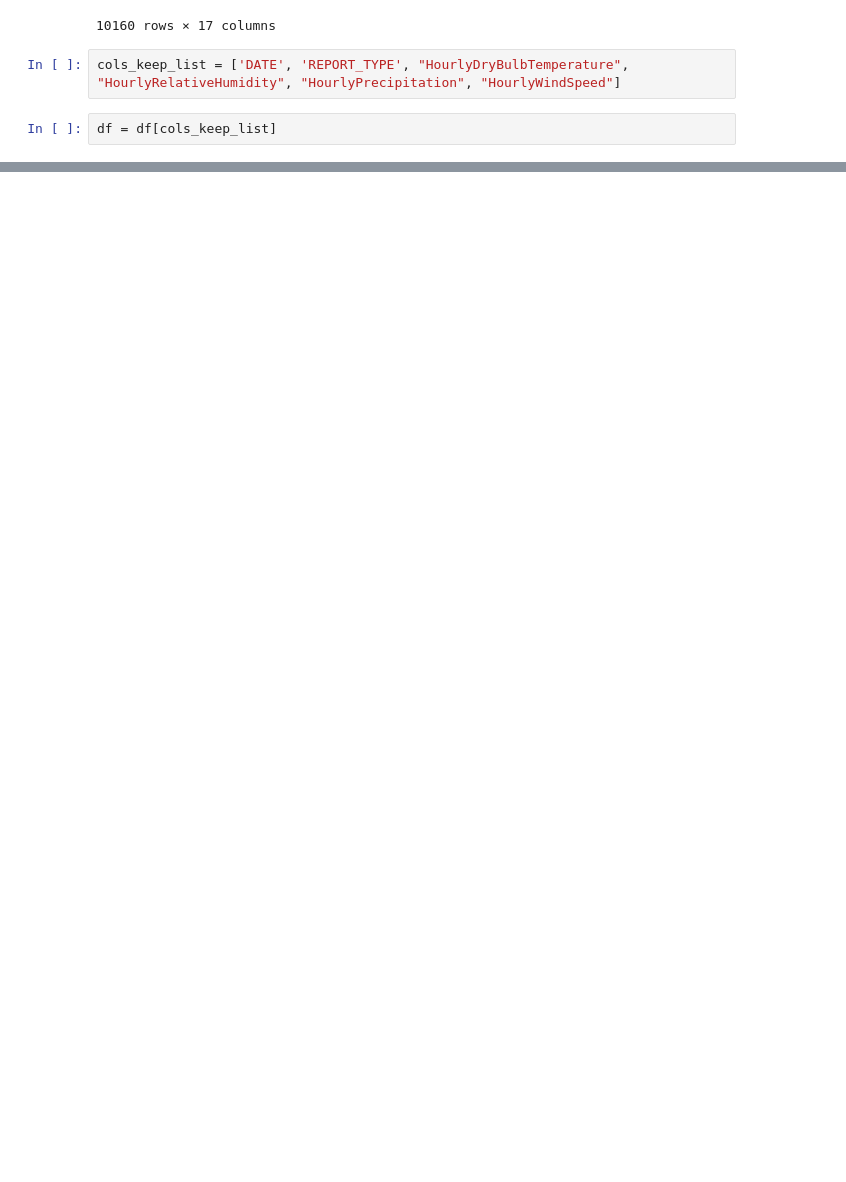
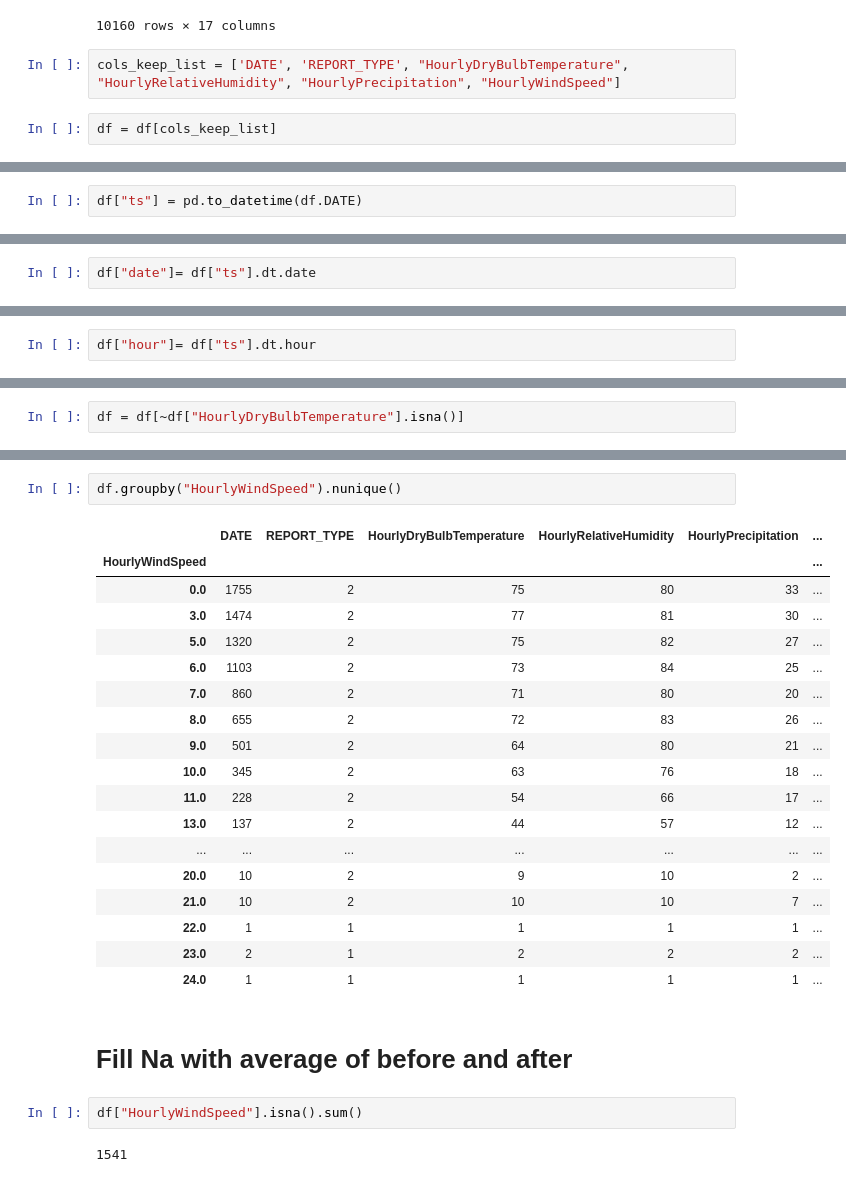
Before and after one commit to jcanque777/covid_citibike, a Jupyter notebook: weather_data.ipynb, the cells around one changed output, grey strips where cells are left out. Drawn from its saved outputs; the diff is of its cells as text; blank space fills up the shorter version.

```diff
--- a/weather_data.ipynb
+++ b/weather_data.ipynb
@@ -174,0 +195,2 @@ df = df[cols_keep_list]
+# %%
+df["ts"] = pd.to_datetime(df.DATE)
@@ -174,0 +230,2 @@ df = df[cols_keep_list]
+# %%
+df["date"]= df["ts"].dt.date
@@ -174,0 +253,2 @@ df = df[cols_keep_list]
+# %%
+df["hour"]= df["ts"].dt.hour
@@ -174,0 +261,2 @@ df = df[cols_keep_list]
+# %%
+df = df[~df["HourlyDryBulbTemperature"].isna()]
@@ -174,0 +276,27 @@ df = df[cols_keep_list]
+# %%
+df.groupby("HourlyWindSpeed").nunique()
+# %% [output]
+|  | DATE | REPORT_TYPE | HourlyDryBulbTemperature | HourlyRelativeHumidity | HourlyPrecipitation | ... |
+| HourlyWindSpeed |  |  |  |  |  | ... |
+| 0.0 | 1755 | 2 | 75 | 80 | 33 | ... |
+| 3.0 | 1474 | 2 | 77 | 81 | 30 | ... |
+| 5.0 | 1320 | 2 | 75 | 82 | 27 | ... |
+| 6.0 | 1103 | 2 | 73 | 84 | 25 | ... |
+| 7.0 | 860 | 2 | 71 | 80 | 20 | ... |
+| 8.0 | 655 | 2 | 72 | 83 | 26 | ... |
+| 9.0 | 501 | 2 | 64 | 80 | 21 | ... |
+| 10.0 | 345 | 2 | 63 | 76 | 18 | ... |
+| 11.0 | 228 | 2 | 54 | 66 | 17 | ... |
+| 13.0 | 137 | 2 | 44 | 57 | 12 | ... |
+| ... | ... | ... | ... | ... | ... | ... |
+| 20.0 | 10 | 2 | 9 | 10 | 2 | ... |
+| 21.0 | 10 | 2 | 10 | 10 | 7 | ... |
+| 22.0 | 1 | 1 | 1 | 1 | 1 | ... |
+| 23.0 | 2 | 1 | 2 | 2 | 2 | ... |
+| 24.0 | 1 | 1 | 1 | 1 | 1 | ... |
+# %% [markdown]
+# Fill Na with average of before and after
+# %%
+df["HourlyWindSpeed"].isna().sum()
+# %% [output]
+1541
```
Also changed, not shown: parts of 11 cells of this notebook.
